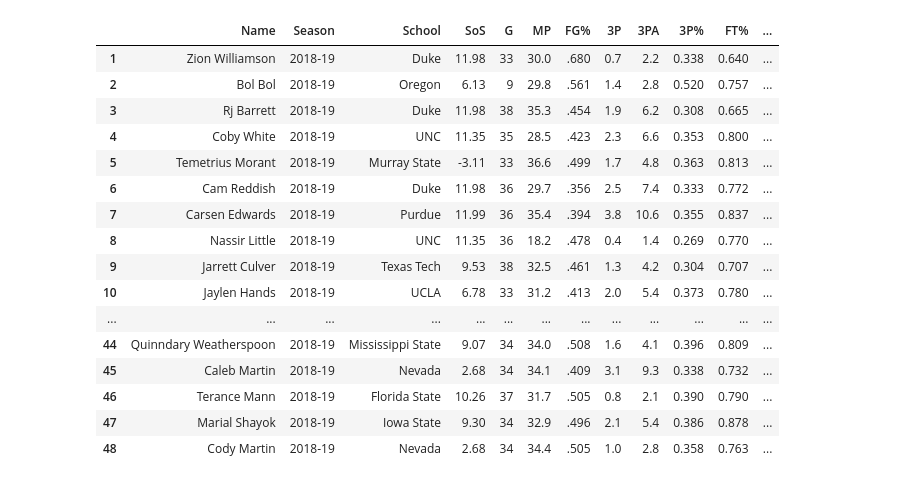
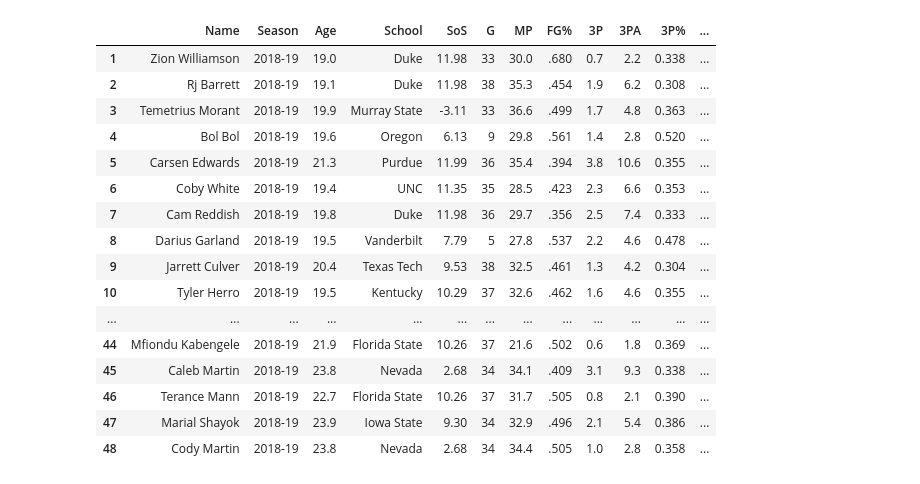
Before and after one commit to EvanJW7/2021-NBA-Draft-Prospect-Stats, a Jupyter notebook: 2019 Grades/2019.ipynb, the cells around one changed output. Drawn from its saved outputs; the diff is of its cells as text; code cells hidden in the pictures.

```diff
--- a/2019 Grades/2019.ipynb
+++ b/2019 Grades/2019.ipynb
@@ -6,15 +6,15 @@ import pandas as pd
 headers = {'User Agent':'Mozilla/5.0'}
 
 players = [
-    'zion-williamson', 'temetrius-morant', 'rj-barrett', 'deandre-hunter', 'darius-garland', 'jarrett-culver',
-    'coby-white', 'jaxon-hayes', 'rui-hachimura', 'cam-reddish', 'cameron-johnson-4', 'pj-washington',
-    'tyler-herro', 'romeo-langford', 'chuma-okeke', 'nickeil-alexander-walker', 'matisse-thybulle', 'brandon-clarke',
+    'darius-garland', 'tyler-herro', 'talen-horton-tucker', 'tremont-waters', 'brandon-clarke', 'eric-paschall',
+    'ignas-brazdeikis', 'jalen-mcdaniels', 'zion-williamson', 'temetrius-morant', 'rj-barrett', 'deandre-hunter',
+    'jarrett-culver', 'coby-white', 'jaxon-hayes', 'rui-hachimura', 'cam-reddish', 'cameron-johnson-4',
+    'pj-washington', 'romeo-langford', 'chuma-okeke', 'nickeil-alexander-walker', 'matisse-thybulle',
     'grant-williams','ty-jerome', 'nassir-little', 'dylan-windler', 'mfiondu-kabengele', 'jordan-poole',
     'keldon-johnson', 'kevin-porterjr', 'nic-claxton', 'kz-okpala', 'carsen-edwards', 'bruno-fernando',
-    'cody-martin', 'daniel-gafford', 'justin-james', 'eric-paschall', 'admiral-schofield', 'jaylen-nowell',
-    'bol-bol', 'isaiah-roby', 'talen-horton-tucker','ignas-brazdeikis', 'terance-mann', 'quinndary-weatherspoon',
-    'tremont-waters', 'jalen-mcdaniels', 'marial-shayok','kyle guy', 'jaylen-hands', 'jordan-bone',
-    'miye-oni', 'dewan-hernandez','caleb-martin', 'luguentz-dort', 'naz-reid', 'garrison-matthews']
+    'cody-martin', 'daniel-gafford', 'justin-james', 'admiral-schofield', 'jaylen-nowell', 'bol-bol',
+    'isaiah-roby', 'terance-mann', 'quinndary-weatherspoon', 'marial-shayok','kyle guy', 'jaylen-hands',
+    'jordan-bone', 'miye-oni', 'dewan-hernandez','caleb-martin', 'luguentz-dort', 'naz-reid', 'garrison-matthews']
 
 player_stats = []
 playerlist = []
@@ -81,13 +81,29 @@ for player in players:
         year_list.append(year)
 
     except:
-        age_list.append(22)
-        year_list.append(.85)
+        age_list.append(0)
+        year_list.append(1)
 
+age_list[0] = 19.5
+year_list[0] = 1.04
+age_list[1] = 19.5
+year_list[1] = 1.04
+age_list[2] = 18.6
+year_list[2] = 1.12
+age_list[3] = 21.5
+year_list[3] = .83
+age_list[4] = 22.7
+year_list[4] = .72
+age_list[5] = 22.6
+year_list[5] = .73
+age_list[6] = 20.4
+year_list[6] = .95
+age_list[7] = 21.4
+year_list[7] = .85
 
 table.insert(0, "Name", playerlist)
 table.insert(2, "Year", year_list)
-table.insert(2, "Age", age_list)
+table.insert(3, "Age", age_list)
 table['MP'] = table['MP'].astype(float)
 table['PTS'] = table['PTS'].astype(float)
 table['AST'] = table['AST'].astype(float)
@@ -101,52 +117,53 @@ table['SOS'] = table['SOS'].astype(float)
 table['PF'] = table['PF'].astype(float)
 table['FT%'] = table['FT%'].astype(float)
 table['3P%'] = table['3P%'].astype(float)
 
-per40 = 40/table['MP']
 
-table["Player Grade"] = ((table['PTS']*per40) + (table['TRB']*1.5*per40) + (table['AST']*2*per40) +
-(table['BLK']*3*per40) + (table['STL']*3*per40) + (table['3P']*5*per40)+ (table['FT%']*7) + (table['SOS']) +
+table["Player Grade"] = ((table['PTS']) + (table['TRB']*1.5) + (table['AST']*2) +
+(table['BLK']*3) + (table['STL']*3) + (table['3P']*5)+ (table['FT%']*7) + (table['SOS']) +
 (table['3P%']*10)) * table['Year']
 
-table["Player Grade"] = table["Player Grade"]*1.25
+table["Player Grade"] = table["Player Grade"]*1.50
 table["Player Grade"] = (round(table["Player Grade"], 1))
 table["Player Grade"]= table["Player Grade"].astype(float)
 
 table = table.sort_values(by= "Player Grade", ascending=False)
 table.insert(5, 'SoS', table['SOS'])
 table.reset_index(drop = True, inplace=True)
 import numpy as np
 table.index = np.arange(1, len(table)+1)
 del table['SOS']
 del table['Conf']
 del table['ORB']
 del table['DRB']
 del table['GS']
 del table['FG']
 del table['FGA']
 del table['FT']
 del table['FTA']
 del table['2P']
 del table['2PA']
 del table['2P%']
 del table['Year']
-del table['Age']
+del table['TOV']
+del table['PF']
+
 table
 # %% [output]
-|  | Name | Season | School | SoS | G | MP | FG% | 3P | 3PA | 3P% | FT% | ... |
-| 1 | Zion Williamson | 2018-19 | Duke | 11.98 | 33 | 30.0 | .680 | 0.7 | 2.2 | 0.338 | 0.640 | ... |
-| 2 | Bol Bol | 2018-19 | Oregon | 6.13 | 9 | 29.8 | .561 | 1.4 | 2.8 | 0.520 | 0.757 | ... |
-| 3 | Rj Barrett | 2018-19 | Duke | 11.98 | 38 | 35.3 | .454 | 1.9 | 6.2 | 0.308 | 0.665 | ... |
-| 4 | Coby White | 2018-19 | UNC | 11.35 | 35 | 28.5 | .423 | 2.3 | 6.6 | 0.353 | 0.800 | ... |
-| 5 | Temetrius Morant | 2018-19 | Murray State | -3.11 | 33 | 36.6 | .499 | 1.7 | 4.8 | 0.363 | 0.813 | ... |
-| 6 | Cam Reddish | 2018-19 | Duke | 11.98 | 36 | 29.7 | .356 | 2.5 | 7.4 | 0.333 | 0.772 | ... |
-| 7 | Carsen Edwards | 2018-19 | Purdue | 11.99 | 36 | 35.4 | .394 | 3.8 | 10.6 | 0.355 | 0.837 | ... |
-| 8 | Nassir Little | 2018-19 | UNC | 11.35 | 36 | 18.2 | .478 | 0.4 | 1.4 | 0.269 | 0.770 | ... |
-| 9 | Jarrett Culver | 2018-19 | Texas Tech | 9.53 | 38 | 32.5 | .461 | 1.3 | 4.2 | 0.304 | 0.707 | ... |
-| 10 | Jaylen Hands | 2018-19 | UCLA | 6.78 | 33 | 31.2 | .413 | 2.0 | 5.4 | 0.373 | 0.780 | ... |
+|  | Name | Season | Age | School | SoS | G | MP | FG% | 3P | 3PA | 3P% | ... |
+| 1 | Zion Williamson | 2018-19 | 19.0 | Duke | 11.98 | 33 | 30.0 | .680 | 0.7 | 2.2 | 0.338 | ... |
+| 2 | Rj Barrett | 2018-19 | 19.1 | Duke | 11.98 | 38 | 35.3 | .454 | 1.9 | 6.2 | 0.308 | ... |
+| 3 | Temetrius Morant | 2018-19 | 19.9 | Murray State | -3.11 | 33 | 36.6 | .499 | 1.7 | 4.8 | 0.363 | ... |
+| 4 | Bol Bol | 2018-19 | 19.6 | Oregon | 6.13 | 9 | 29.8 | .561 | 1.4 | 2.8 | 0.520 | ... |
+| 5 | Carsen Edwards | 2018-19 | 21.3 | Purdue | 11.99 | 36 | 35.4 | .394 | 3.8 | 10.6 | 0.355 | ... |
+| 6 | Coby White | 2018-19 | 19.4 | UNC | 11.35 | 35 | 28.5 | .423 | 2.3 | 6.6 | 0.353 | ... |
+| 7 | Cam Reddish | 2018-19 | 19.8 | Duke | 11.98 | 36 | 29.7 | .356 | 2.5 | 7.4 | 0.333 | ... |
+| 8 | Darius Garland | 2018-19 | 19.5 | Vanderbilt | 7.79 | 5 | 27.8 | .537 | 2.2 | 4.6 | 0.478 | ... |
+| 9 | Jarrett Culver | 2018-19 | 20.4 | Texas Tech | 9.53 | 38 | 32.5 | .461 | 1.3 | 4.2 | 0.304 | ... |
+| 10 | Tyler Herro | 2018-19 | 19.5 | Kentucky | 10.29 | 37 | 32.6 | .462 | 1.6 | 4.6 | 0.355 | ... |
 | ... | ... | ... | ... | ... | ... | ... | ... | ... | ... | ... | ... | ... |
-| 44 | Quinndary Weatherspoon | 2018-19 | Mississippi State | 9.07 | 34 | 34.0 | .508 | 1.6 | 4.1 | 0.396 | 0.809 | ... |
-| 45 | Caleb Martin | 2018-19 | Nevada | 2.68 | 34 | 34.1 | .409 | 3.1 | 9.3 | 0.338 | 0.732 | ... |
-| 46 | Terance Mann | 2018-19 | Florida State | 10.26 | 37 | 31.7 | .505 | 0.8 | 2.1 | 0.390 | 0.790 | ... |
-| 47 | Marial Shayok | 2018-19 | Iowa State | 9.30 | 34 | 32.9 | .496 | 2.1 | 5.4 | 0.386 | 0.878 | ... |
-| 48 | Cody Martin | 2018-19 | Nevada | 2.68 | 34 | 34.4 | .505 | 1.0 | 2.8 | 0.358 | 0.763 | ... |
+| 44 | Mfiondu Kabengele | 2018-19 | 21.9 | Florida State | 10.26 | 37 | 21.6 | .502 | 0.6 | 1.8 | 0.369 | ... |
+| 45 | Caleb Martin | 2018-19 | 23.8 | Nevada | 2.68 | 34 | 34.1 | .409 | 3.1 | 9.3 | 0.338 | ... |
+| 46 | Terance Mann | 2018-19 | 22.7 | Florida State | 10.26 | 37 | 31.7 | .505 | 0.8 | 2.1 | 0.390 | ... |
+| 47 | Marial Shayok | 2018-19 | 23.9 | Iowa State | 9.30 | 34 | 32.9 | .496 | 2.1 | 5.4 | 0.386 | ... |
+| 48 | Cody Martin | 2018-19 | 23.8 | Nevada | 2.68 | 34 | 34.4 | .505 | 1.0 | 2.8 | 0.358 | ... |
```
Also changed, not shown: 1 other file.
